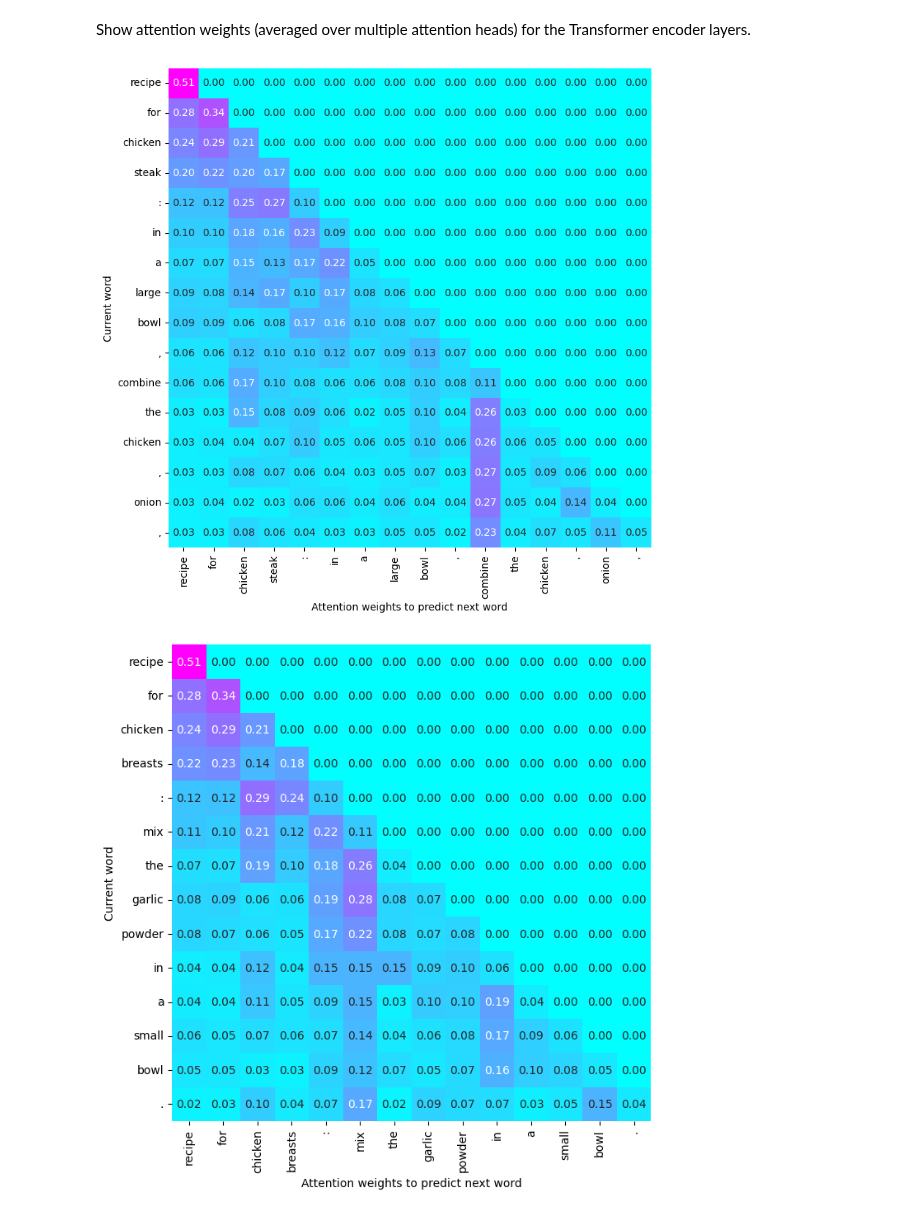
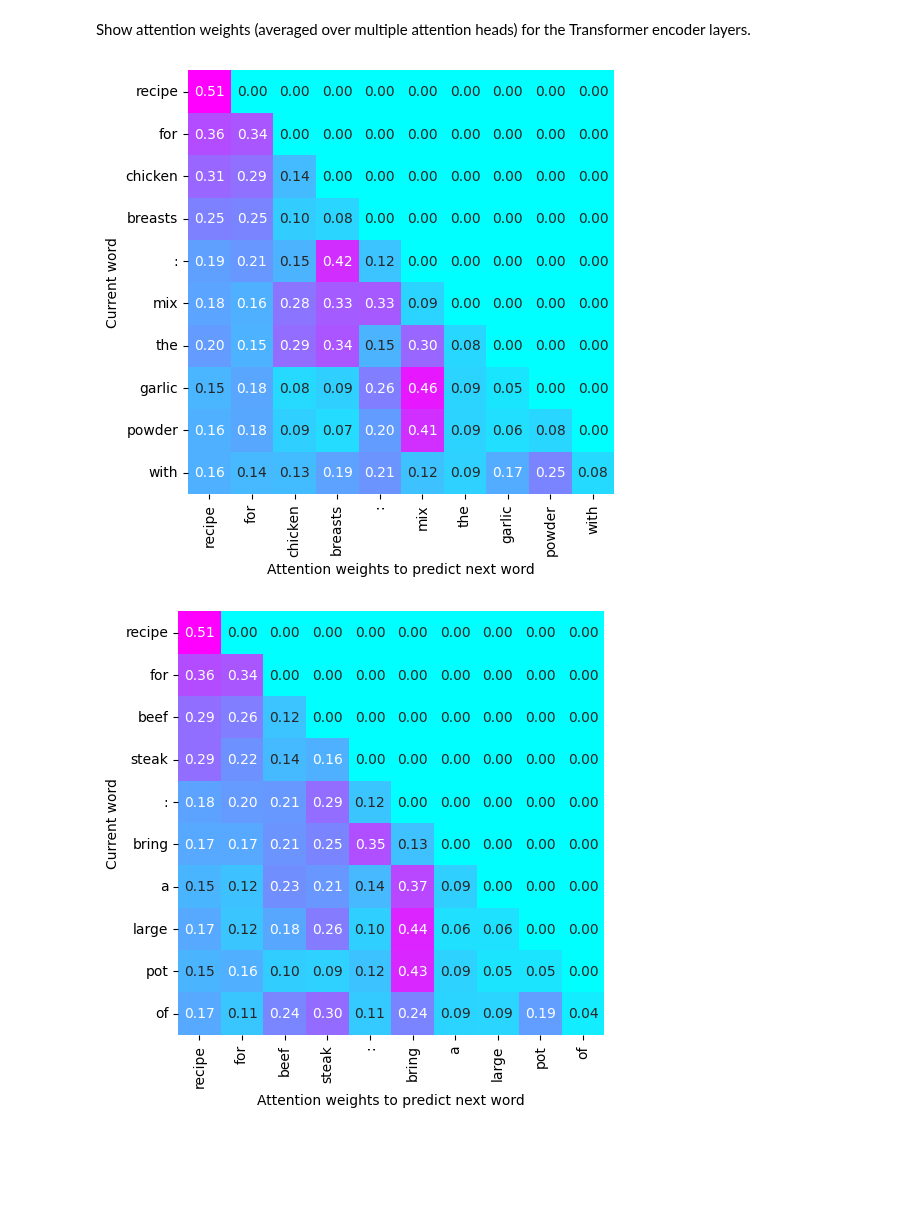
Before and after one commit to enakai00/colab_GenAI_lecture, a Jupyter notebook: Part04/3. Transformer recipe generator analysis.ipynb, the cells around one changed output. Drawn from its saved outputs; the diff is of its cells as text; code cells hidden in the pictures; blank space fills up the shorter version.

```diff
--- a/Part04/3. Transformer recipe generator analysis.ipynb
+++ b/Part04/3. Transformer recipe generator analysis.ipynb
@@ -65,6 +167,11 @@ Mount the google drive and load the trained model.
 from google.colab import drive
 drive.mount('/content/gdrive')
 
-transformer_model = models.load_model('/content/gdrive/My Drive/Transformer_recipe_generator')
-attention_scores_model = models.load_model('/content/gdrive/My Drive/Transformer_recipe_generator_attention_scores')
+#model_file = '/content/gdrive/My Drive/Transformer_recipe_generator.keras'
+#transformer_model = saving.load_model(model_file)
+#transformer_model.summary()
+
+model_file = '/content/gdrive/My Drive/Transformer_attention_scores.keras'
+attention_scores_model = saving.load_model(model_file)
+attention_scores_model.summary()
 # %% [output]
@@ -197,20 +299,29 @@ prompts = [
+# %%
+prompts = [
+    'recipe for chicken breasts : mix the garlic powder with',
+    'recipe for beef steak: bring a large pot of'
+]
 # %%
 import seaborn as sns
 
 for prompt in prompts:
     tokenized_text = tokenizer(prompt)
     input_ids = np.array(tokenized_text['input_ids'])[:-1]
-    _, attention_scores = attention_scores_model.predict(np.array([input_ids]), verbose=0)
+    _, attention_scores = attention_scores_model.predict(
+                                np.array([input_ids]), verbose=0)
     labels = tokenizer.convert_ids_to_tokens(input_ids)
     text_len = attention_scores.shape[-1]
 
     fig = plt.figure(figsize=(text_len/2, text_len/2))
     subplot = fig.add_subplot(1, 1, 1)
-    heatmap = sns.heatmap(np.mean(attention_scores[0, :, 1:text_len, 1:text_len], axis=0),
-                    ax = subplot,
-                    xticklabels=labels[1:text_len], yticklabels=labels[1:text_len],
-                    cmap='cool', cbar=False, annot=True, fmt='1.2f')
-    _ = heatmap.set(xlabel='Attention weights to predict next word', ylabel='Current word')
+    heatmap = sns.heatmap(
+        np.max(attention_scores[0, :, 1:text_len, 1:text_len], axis=0),
+        ax = subplot,
+        cmap='cool', cbar=False, annot=True, fmt='1.2f')
+    heatmap.set_xticklabels(labels[1:text_len], rotation = 90)
+    heatmap.set_yticklabels(labels[1:text_len], rotation = 0)
+    _ = heatmap.set(xlabel='Attention weights to predict next word',
+                    ylabel='Current word')
 # %% [output]
-[figure, old version]
+[figure, new version]
-[figure, old version]
+[figure, new version]
```
Also changed, not shown: parts of 25 cells of this notebook, 3 other files.
